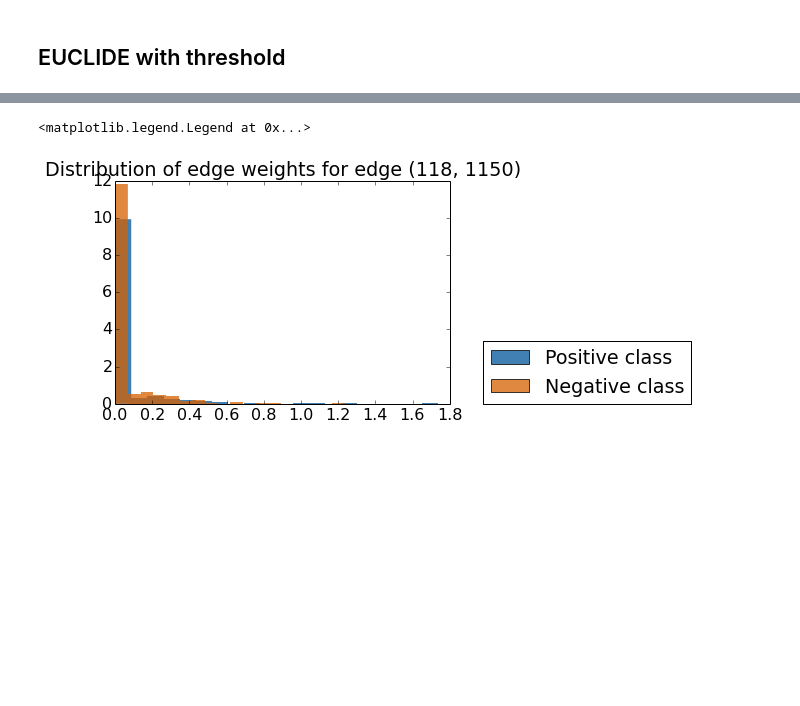
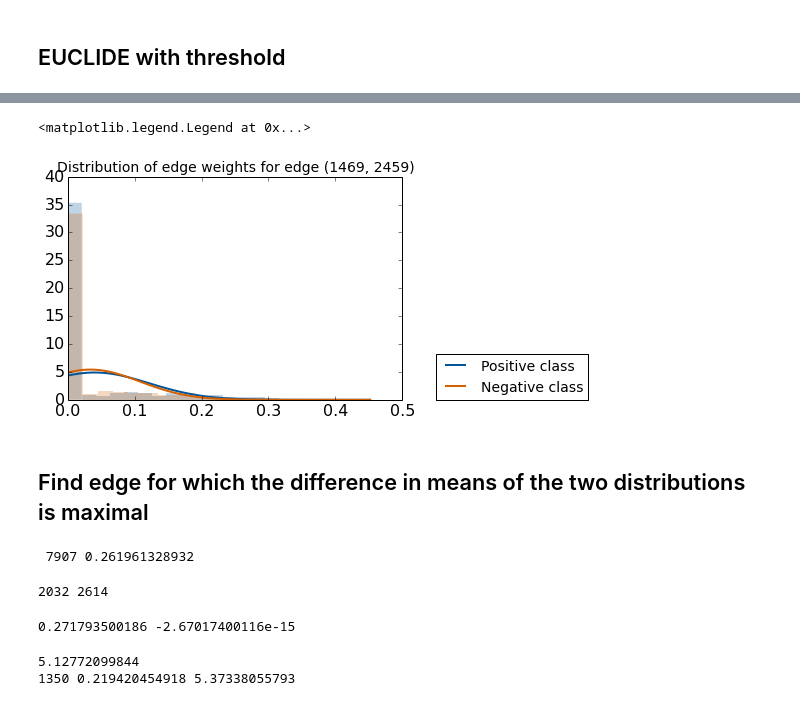
Before and after one commit to chagaz/SamSpecCoEN, a Jupyter notebook: Exploring ACES and FERAL data.ipynb, the cells around one changed output, grey strips where cells are left out. Drawn from its saved outputs; the diff is of its cells as text; code cells hidden in the pictures; blank space fills up the shorter version.

```diff
--- a/Exploring ACES and FERAL data.ipynb
+++ b/Exploring ACES and FERAL data.ipynb
@@ -77,6 +77,10 @@ X_in_ntwk = X[:, genes_in_network]
 print X_in_ntwk.shape
 # %% [output]
 (1616, 3238)
+# %%
+# Remap edges in edges_list so that the indices correspond to the restricted version of X
+new_edges_list = np.array([[genes_in_network.index(e[0]),
+                            genes_in_network.index(e[1])] for e in edges_list])
 # %%
 print(list(edges_set)[:10])
 # %% [output]
@@ -139,3 +144,10 @@ print Xr.shape
 
 #X_in_ntwk -= x_mean
 #X_in_ntwk /= x_stdv
+# %%
+# Pick edge to work with
+e_idx = np.random.random_integers(0, high=len(edges_list))
+
+idx_1 = new_edges_list[e_idx][0]
+idx_2 = new_edges_list[e_idx][1]
+print idx_1, idx_2
@@ -142,5 +156,4 @@ print Xr.shape
 # %%
-idx_1 = edges_list[-1][0]
-idx_2 = edges_list[-1][1]
-n, p = Xr.shape
 reg_wr = np.linalg.lstsq(np.array([ Xr[:, idx_1], np.ones(n) ]).T, Xr[:, idx_2])[0]
+[w0, w1] = reg_wr
+print w0, w1
@@ -241,15 +290,28 @@ print (X_in_ntwk[:, idx_1]>0)*(X_in_ntwk[:, idx_2]>0)
 # %%
 e_weights_4 = np.where((X_in_ntwk[:, idx_1]>0) * (X_in_ntwk[:, idx_2]>0),
-                       np.array([(0.5 * np.sqrt(X_in_ntwk[q, idx_1]**2 + X_in_ntwk[q, idx_2]**2)) \
+                       np.array([(0.5 * np.sqrt(X_in_ntwk[q, idx_1]**2 + \
+                                                X_in_ntwk[q, idx_2]**2)) \
                         for q in range(X_in_ntwk.shape[0])]),
                        0)
 # %%
-h=hist(e_weights_4[y==1], bins=20, normed=True, edgecolor='none',
-            color=blue_color, alpha=0.75, label="Positive class")
-h=hist(e_weights_4[y==0], bins=20, normed=True, edgecolor='none',
-            color=orange_color, alpha=0.75, label="Negative class")
-title('Distribution of edge weights for edge (%d, %d)' % (idx_1, idx_2))
-plt.legend(loc=(1.1, 0))
+x = np.linspace(np.min(e_weights_4), np.max(e_weights_4), 100)
+
+h = hist(e_weights_4[y==1], bins=20, normed=True, edgecolor='none',
+         color=blue_color, alpha=0.25)
+mean = np.mean(e_weights_4[y==1])
+sigm = np.sqrt(np.var(e_weights_4[y==1]))
+plot(x, mlab.normpdf(x, mean, sigm), lw=2, color=blue_color, label='Positive class')
+
+h = hist(e_weights_4[y==0], bins=20, normed=True, edgecolor='none',
+         color=orange_color, alpha=0.25)
+mean = np.mean(e_weights_4[y==0])
+sigm = np.sqrt(np.var(e_weights_4[y==0]))
+plot(x, mlab.normpdf(x, mean, sigm), lw=2, color=orange_color, label='Negative class')
+
+title('Distribution of edge weights for edge (%d, %d)' % (idx_1, idx_2), fontsize=14)
+plt.legend(loc=(1.1, 0), fontsize=14)
 # %% [output]
 <matplotlib.legend.Legend at 0x...>
-[figure, old version]
+[figure, new version]
+# %% [markdown]
+## Find edge for which the difference in means of the two distributions is maximal
@@ -255,0 +330,19 @@ plt.legend(loc=(1.1, 0))
+# %%
+e_idx = np.argmax(mean_diff_list)
+mean_diff_list_2 = [x for x in mean_diff_list if x!= mean_diff_list[e_idx]]
+
+e_idx = np.argmax(mean_diff_list_2)
+print e_idx, mean_diff_list_2[e_idx]
+# %% [output]
+ 7907 0.261961328932
+# %%
+[idx_1, idx_2] = new_edges_list[e_idx]
+print idx_1, idx_2
+# %% [output]
+2032 2614
+# %%
+reg_wr = np.linalg.lstsq(np.array([ Xr[:, idx_1], np.ones(n) ]).T, Xr[:, idx_2])[0]
+[w0, w1] = reg_wr
+print w0, w1
+# %% [output]
+0.271793500186 -2.67017400116e-15
@@ -255,0 +353,8 @@ plt.legend(loc=(1.1, 0))
+# %%
+# Point that's furthest from the line
+print np.max(e_weights_1)
+sample_idx = np.where(e_weights_1==np.max(e_weights_1))[0][0]
+print sample_idx, X_in_ntwk[sample_idx, idx_1], X_in_ntwk[sample_idx, idx_2]
+# %% [output]
+5.12772099844
+1350 0.219420454918 5.37338055793
```
Also changed, not shown: parts of 20 cells of this notebook, 2 other files.
